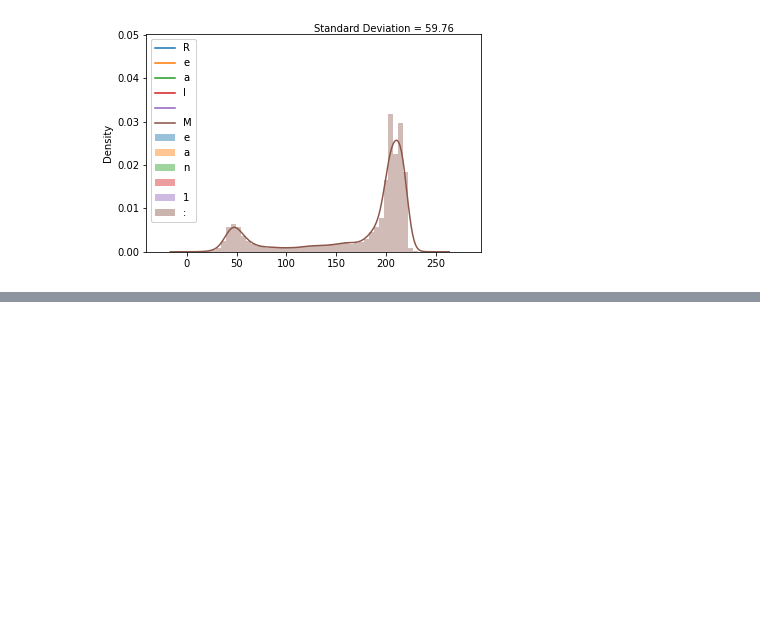
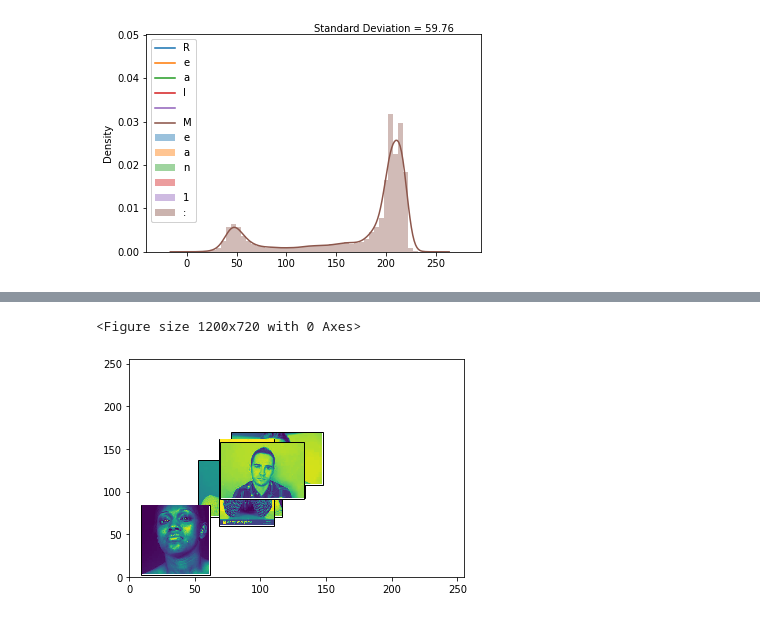
Before and after one commit to yusufbrima/AIMS, a Jupyter notebook: Research/Lab/Experiments/Animation.ipynb, the cells around one changed output, grey strips where cells are left out. Cells and saved outputs as stored; diff of their text form; code cells hidden in the pictures; blank space fills up the shorter version.

```diff
--- a/Research/Lab/Experiments/Animation.ipynb
+++ b/Research/Lab/Experiments/Animation.ipynb
@@ -177,0 +264,10 @@ video:226kB audio:0kB subtitle:0kB other streams:0kB global headers:0kB muxing o
+# %%
+import os
+path = './basedata/test'
+basepath  =  os.getcwd()
+basepath =  os.path.join(basepath,path)
+# %%
+annotate(basepath)
+# %% [output]
+<Figure size 1200x720 with 0 Axes>
+[figure, added]
```
Also changed, not shown: parts of 32 cells of this notebook, 42 other files.
